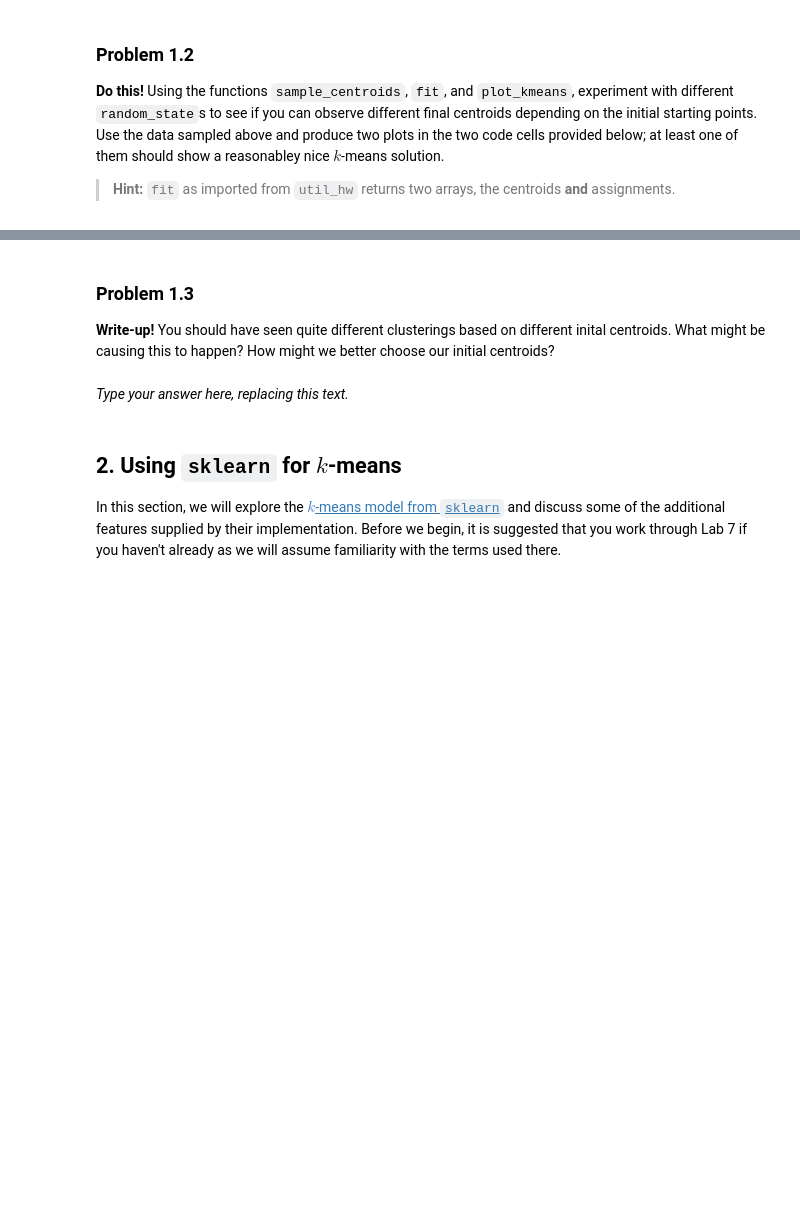
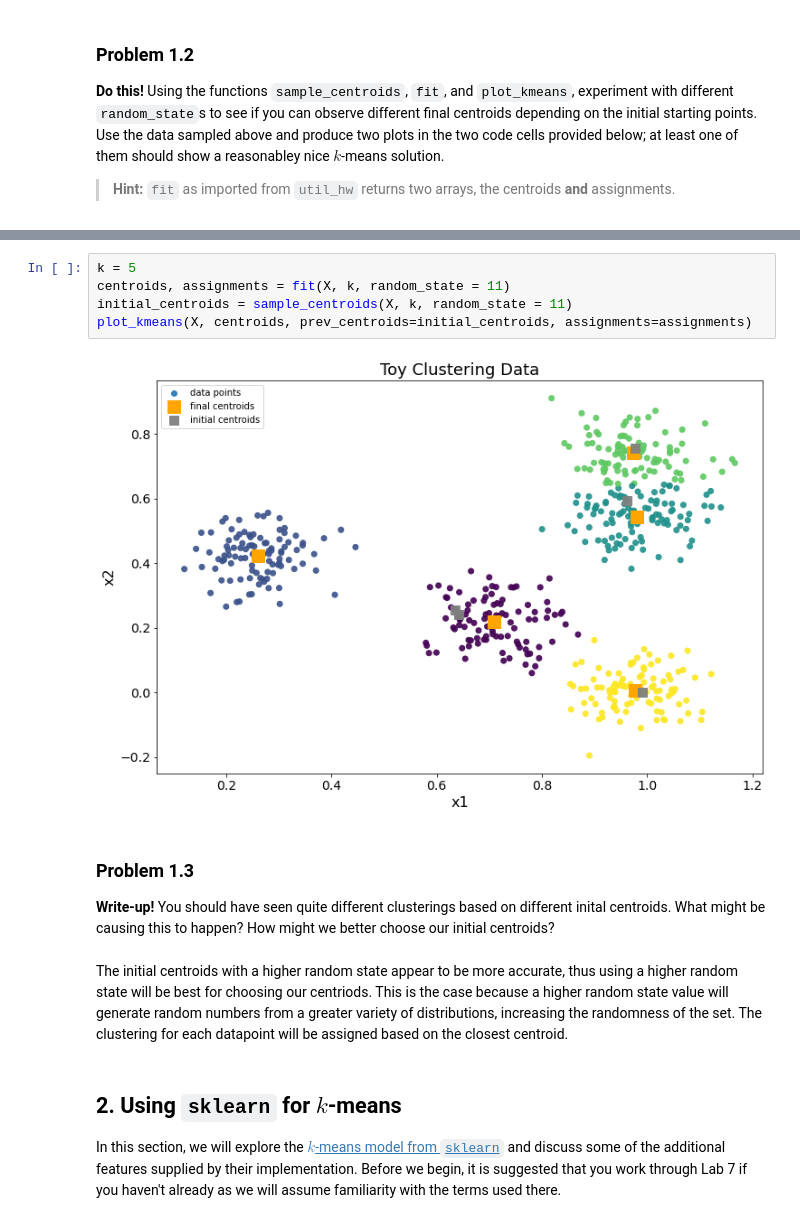
Before and after one commit to asalpert/k-Means-with-graphs, a Jupyter notebook: hw7.ipynb, the cells around one changed output, grey strips where cells are left out. Saved outputs shown, nothing was run; the diff lists cells and outputs as text; blank space fills up the shorter version.

```diff
--- a/hw7.ipynb
+++ b/hw7.ipynb
@@ -66,3 +80,10 @@ Let's take a quick peek at what the data looks like.
+# %%
+k = 5
+centroids, assignments = fit(X, k, random_state = 11)
+initial_centroids = sample_centroids(X, k, random_state = 11)
+plot_kmeans(X, centroids, prev_centroids=initial_centroids, assignments=assignments)
+# %% [output]
+[figure, added]
 # %% [markdown]
 <!-- END QUESTION -->
 
@@ -71,8 +92,8 @@ Let's take a quick peek at what the data looks like.
 ### Problem 1.3
 
 **Write-up!** You should have seen quite different clusterings based on different inital centroids. What might be causing this to happen? How might we better choose our initial centroids?
-# %% [markdown]
-_Type your answer here, replacing this text._
+# %% [markdown]
+The initial centroids with a higher random state appear to be more accurate, thus using a higher random state will be best for choosing our centriods. This is the case because a higher random state value will generate random numbers from a greater variety of distributions, increasing the randomness of the set. The clustering for each datapoint will be assigned based on the closest centroid.
 # %% [markdown]
 <!-- END QUESTION -->
 
```
Also changed, not shown: parts of 53 cells of this notebook.
